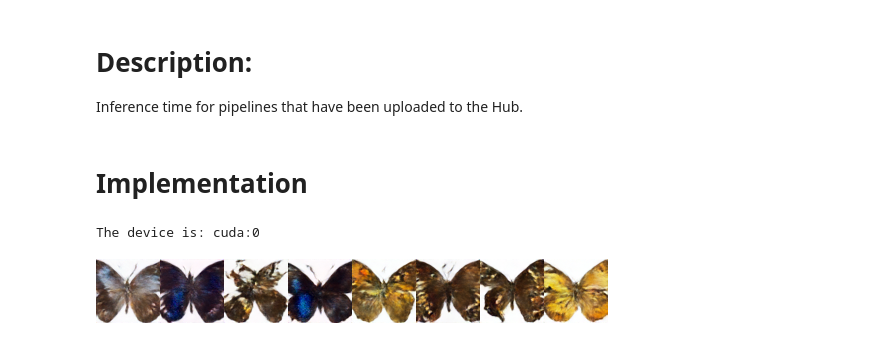
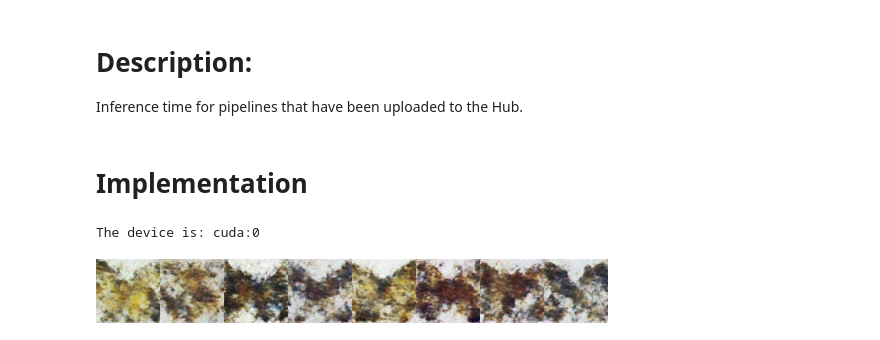
Before and after one commit to Likalto4/Diffusion_models_HF_course, a Jupyter notebook: unit1/unconditional_training/inference_time.ipynb, the cells around one changed output. Drawn from its saved outputs; the diff is of its cells as text; code cells hidden in the pictures.

```diff
--- a/unit1/unconditional_training/inference_time.ipynb
+++ b/unit1/unconditional_training/inference_time.ipynb
@@ -23,11 +23,11 @@ print('The device is:', device)
 The device is: cuda:0
 # %%
 # Let's give our new model a name for the Hub
-model_name = "trial_accelerate"
+model_name = "Unconditional_Butterflies_diffusion"
 hub_model_id = get_full_repo_name(model_name)
 
 pipeline = DDPMPipeline.from_pretrained(hub_model_id).to(device)
 images = pipeline(batch_size=8).images
 utils.make_grid(images)
 # %% [output]
-[figure, old version]
+[figure, new version]
```
Also changed, not shown: 1 other file.
